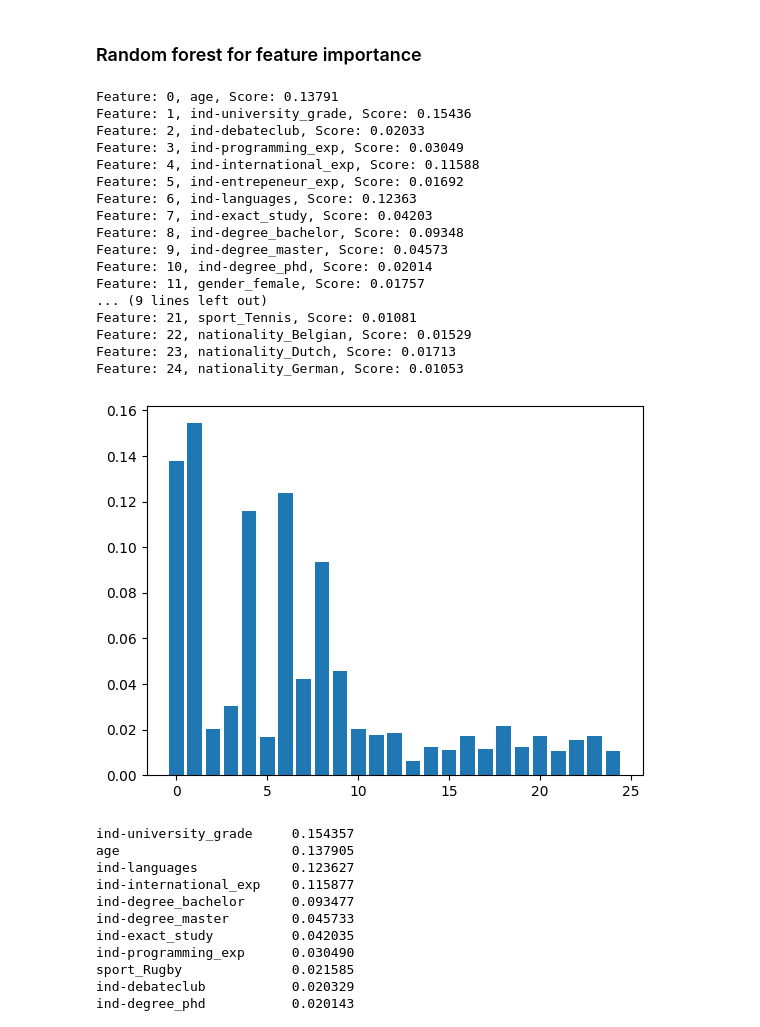
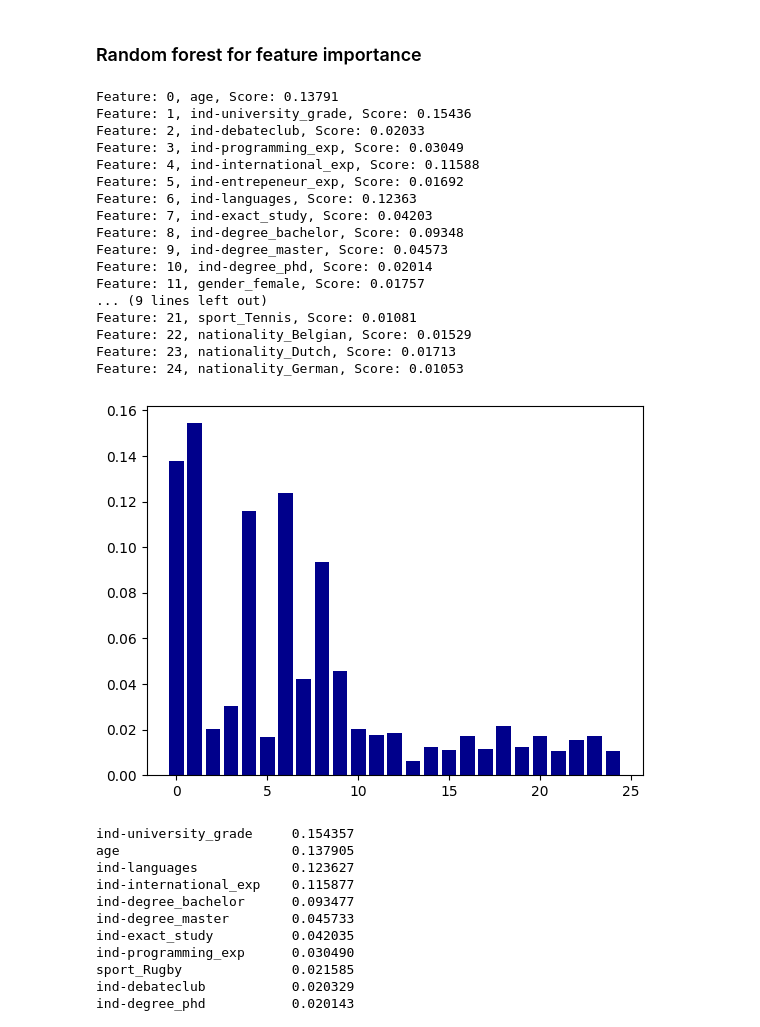
Before and after one commit to jrchac/ML-Recruitment-Project, a Jupyter notebook: Data_Exploration.ipynb, the cells around one changed output. Drawn from its saved outputs; the diff is of its cells as text; code cells hidden in the pictures.

```diff
--- a/Data_Exploration.ipynb
+++ b/Data_Exploration.ipynb
@@ -578,15 +442,16 @@ def encode_and_bind(original_dataframe, feature_to_encode):
 # %%
 # perform one-hot encoding for these columns
 features_to_encode = ['ind-degree', 'gender', 'sport', 'nationality']
+temp = data_C.copy()
 for feature in features_to_encode:
-    data_C = encode_and_bind(data_C, feature)
+    temp = encode_and_bind(temp, feature)
 # %% [markdown]
 ### Logistic regression for feature importance
 # %%
 from sklearn.linear_model import LogisticRegression
 
-features = data_C.drop(columns = ['decision', 'Id', 'company'])
-X, y = features, data_C['decision']
+features = temp.drop(columns = ['decision', 'Id', 'company'])
+X, y = features, temp['decision']
 # Logisitic Regression Model
 model = LogisticRegression(solver='lbfgs', max_iter=300, random_state=1)
 model.fit(X, y)
@@ -595,7 +460,7 @@ model.fit(X, y)
 importance = model.coef_[0]
 for i,v in enumerate(importance):
     print('Feature: %0d, %s, Score: %.5f' % (i, features.columns[i], v))
-plt.bar([x for x in range(len(importance))], importance)
+plt.bar([x for x in range(len(importance))], importance, color='darkgreen')
 plt.show()
 logi_impor_ser = pd.Series(data=abs(importance), index=features.columns)
 # %% [output]
@@ -644,38 +518,38 @@ dtype: float64
 # %%
 from sklearn.ensemble import RandomForestClassifier
 
-X, y = features, data_C['decision']
+X, y = features, temp['decision']
 model = RandomForestClassifier(random_state=1)
 model.fit(X, y)
 
 # get importance
 importance = model.feature_importances_
 # summarize feature importance
 for i,v in enumerate(importance):
     print('Feature: %0d, %s, Score: %.5f' % (i, features.columns[i], v))
-plt.bar([x for x in range(len(importance))], importance)
+plt.bar([x for x in range(len(importance))], importance, color='darkblue')
 plt.show()
 # importance extracting
 rf_impor_ser = pd.Series(data=importance, index=features.columns)
 # %% [output]
 Feature: 0, age, Score: 0.13791
 Feature: 1, ind-university_grade, Score: 0.15436
 Feature: 2, ind-debateclub, Score: 0.02033
 Feature: 3, ind-programming_exp, Score: 0.03049
 Feature: 4, ind-international_exp, Score: 0.11588
 Feature: 5, ind-entrepeneur_exp, Score: 0.01692
 Feature: 6, ind-languages, Score: 0.12363
 Feature: 7, ind-exact_study, Score: 0.04203
 Feature: 8, ind-degree_bachelor, Score: 0.09348
 Feature: 9, ind-degree_master, Score: 0.04573
 Feature: 10, ind-degree_phd, Score: 0.02014
 Feature: 11, gender_female, Score: 0.01757
 ... (9 lines left out)
 Feature: 21, sport_Tennis, Score: 0.01081
 Feature: 22, nationality_Belgian, Score: 0.01529
 Feature: 23, nationality_Dutch, Score: 0.01713
 Feature: 24, nationality_German, Score: 0.01053
-[figure, old version]
+[figure, new version]
 # %%
 # feature ranking by rf
 rf_impor_ser.sort_values(ascending=False)
```
Also changed, not shown: parts of 38 cells of this notebook.
